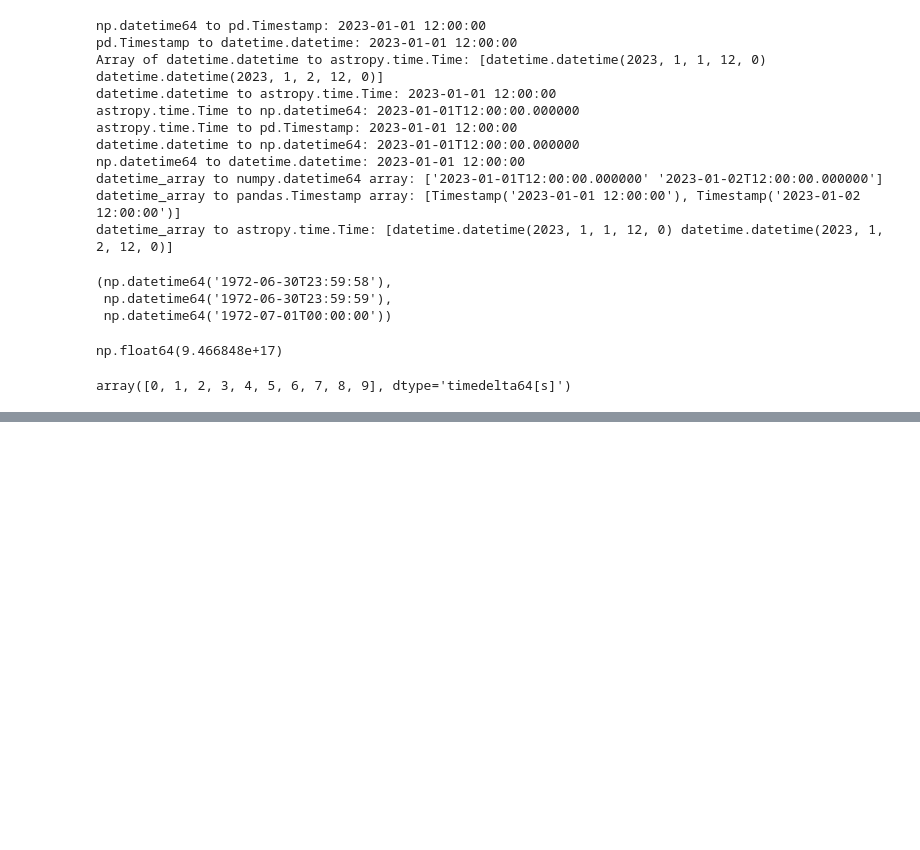
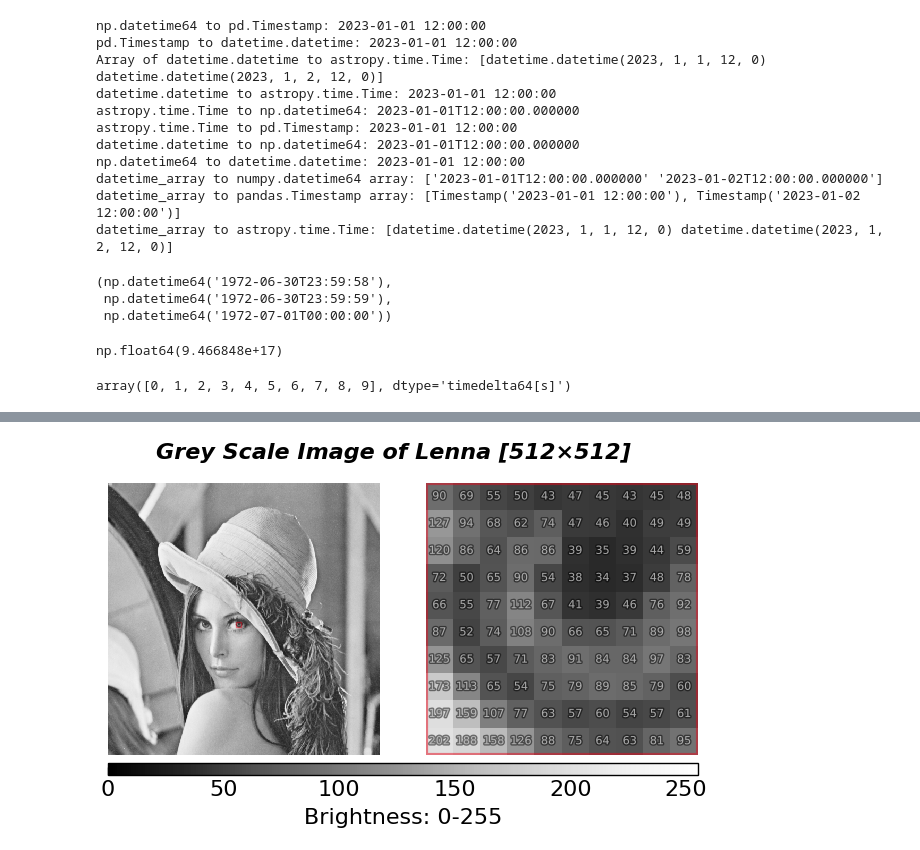
Before and after one commit to jiutongzhao/Time-Series-Data-Analysis, a Jupyter notebook: chap1.ipynb, the cells around one changed output, grey strips where cells are left out. Cells and saved outputs as stored; diff of their text form; code cells hidden in the pictures; blank space fills up the shorter version.

```diff
--- a/chap1.ipynb
+++ b/chap1.ipynb
@@ -272,0 +321,42 @@ plt.show()
+# %%
+plt.close()
+plt.subplots_adjust(wspace = 0.05, bottom = 0.2)
+ax1 = plt.subplot(1, 2, 1, aspect = 'equal')
+ax2 = plt.subplot(1, 2, 2, aspect = 'equal')
+
+def rgb2gray(rgb):
+    return np.dot(rgb[...,:3], [0.2989, 0.5870, 0.1140])
+
+leena_img = plt.imread(read_path + 'leena.png')
+leena_img_gray = rgb2gray(leena_img)[::-1, ::-1] * 255
+pc1 = ax1.pcolormesh(leena_img_gray, cmap = 'Greys_r', vmax = 255, vmin = 0)
+ax2.pcolormesh(leena_img_gray, cmap = 'Greys_r', vmax = 255, vmin = 0)
+
+cbar_ax1 = plt.gcf().add_axes([ax1.get_position().x0, ax1.get_position().y0 - 0.05, ax2.get_position().x1 - ax1.get_position().x0, 0.03])
+cbar1 = plt.colorbar(pc1, cax = cbar_ax1, orientation = 'horizontal', label = 'Brightness: 0-255')
+
+x_start_idx=  240
+x_end_idx = 250
+
+y_start_idx=  240
+y_end_idx = 250
+
+ax1.add_patch(Rectangle((x_start_idx, y_start_idx), x_end_idx - x_start_idx, y_end_idx - y_start_idx, linewidth=1, edgecolor='C1', facecolor='none', alpha = 0.5))
+ax2.add_patch(Rectangle((x_start_idx, y_start_idx), x_end_idx - x_start_idx, y_end_idx - y_start_idx, linewidth=3, edgecolor='C1', facecolor='none', alpha = 0.5))
+
+for x_idx in range(x_start_idx, x_end_idx):
+    for y_idx in range(y_start_idx, y_end_idx):
+        ax2.text(x_idx + 0.5, y_idx + 0.5, ('%d' % (leena_img_gray)[y_idx, x_idx])[:], color = 'w', alpha = 0.5, fontsize = 8, ha = 'center', va = 'center', path_effects = path_effect)
+
+ax2.set_xlim(x_start_idx, x_end_idx)
+ax2.set_ylim(y_start_idx, y_end_idx)
+
+ax1.axis('off')
+ax2.axis('off')
+
+plt.suptitle('Grey Scale Image of Lenna [512×512]', **title_font)
+# plt.tight_layout()
+
+plt.show()
+# %% [output]
+[figure, added]
```
Also changed, not shown: parts of 6 cells of this notebook, 33 other files.
